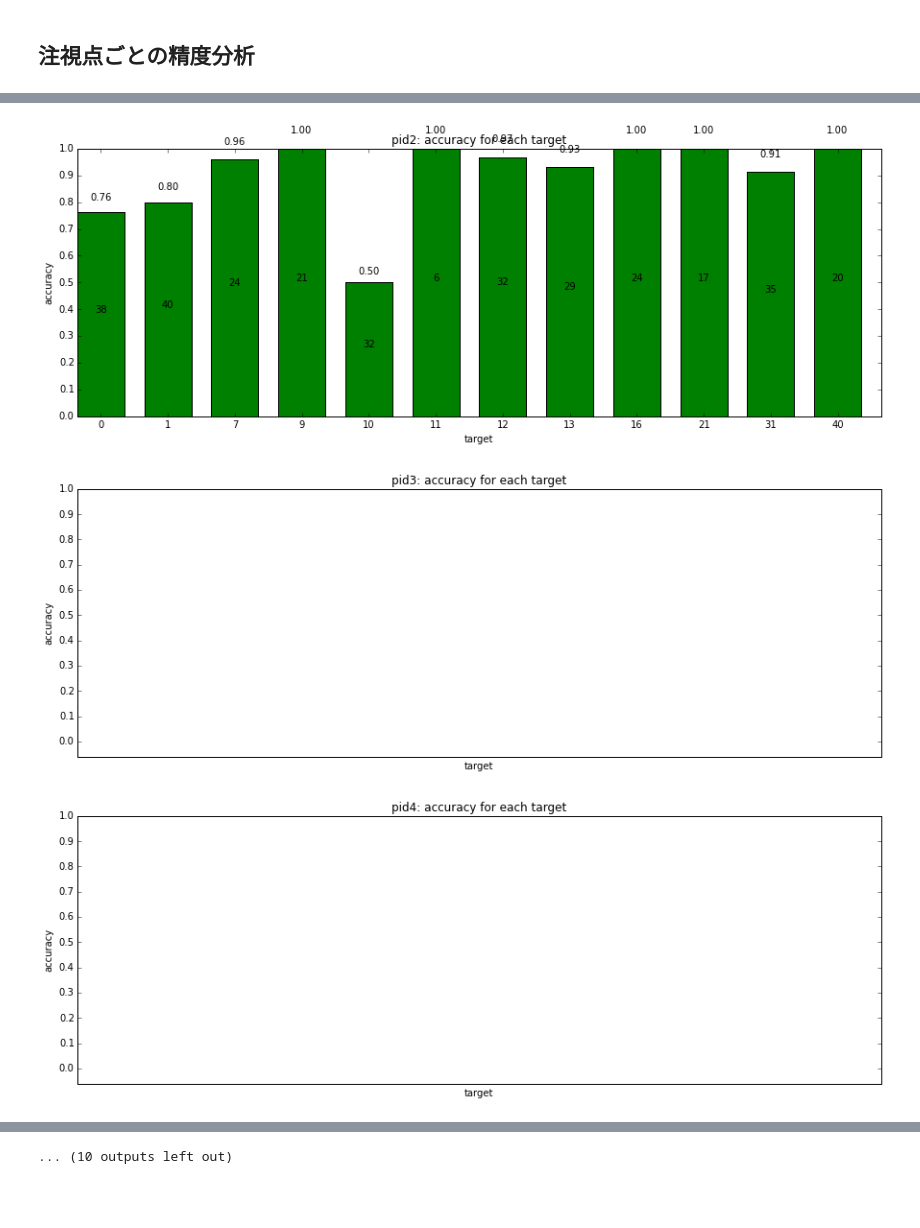
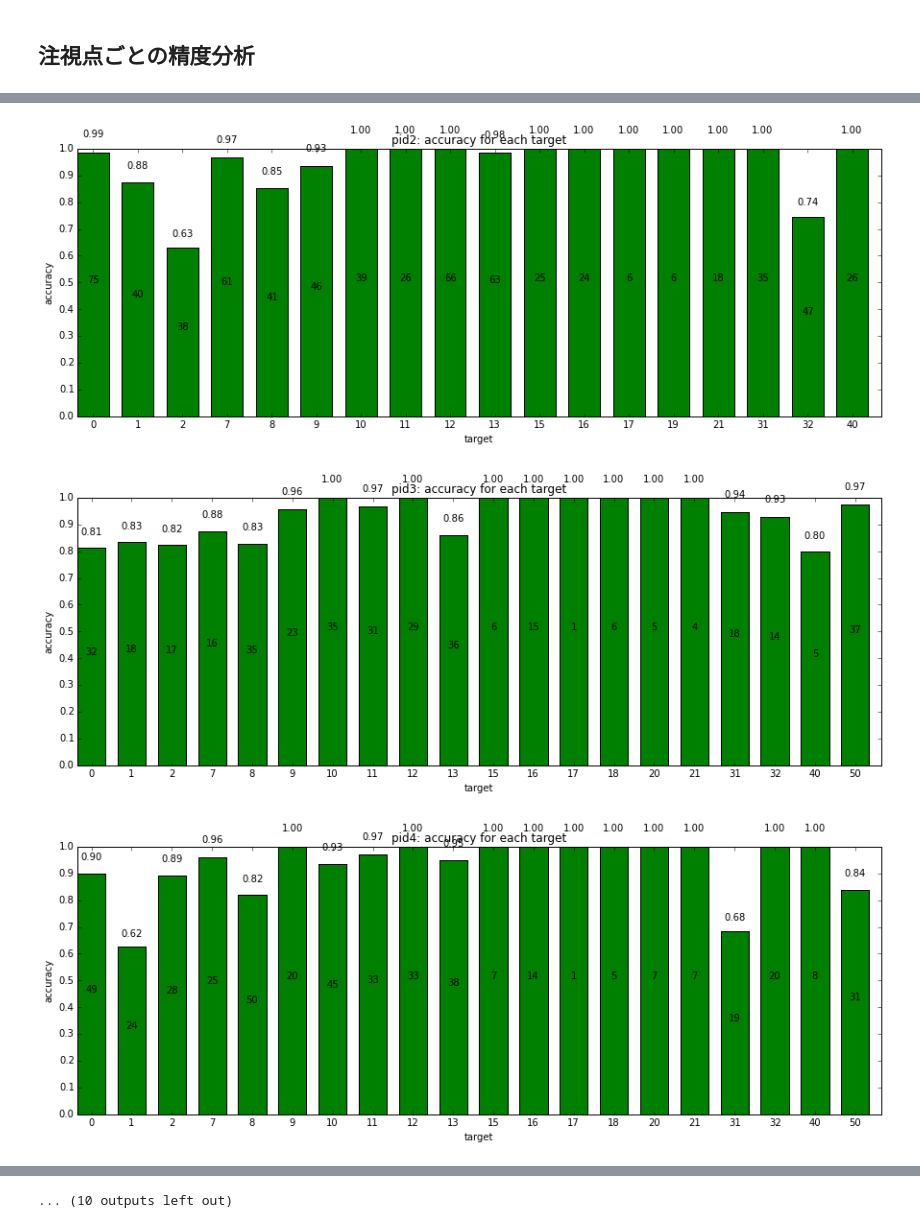
Before and after one commit to kenoga/gaze, a Jupyter notebook: analyze/show_result.ipynb, the cells around one changed output, grey strips where cells are left out. Cells and saved outputs as stored; diff of their text form; code cells hidden in the pictures; blank space fills up the shorter version.

```diff
--- a/analyze/show_result.ipynb
+++ b/analyze/show_result.ipynb
@@ -20,8 +20,3 @@ from dataset_utils.config import DS_ROOT
 print(matplotlib.__version__)
 # %% [output]
 1.4.3
-# %%
-result_dir = "../train/result/"
-target = "with_face_dir_feature/all.json"
-with open(os.path.join(result_dir, target), "r") as fr:
-    result_all = json.load(fr)
@@ -28,4 +25,7 @@ with open(os.path.join(result_dir, target), "r") as fr:
 # %%
+def fscore(result):
+     return f1_score(result['t'], result['y'])
+
 def calculate_total_score(path):
     with open(path, "r") as fr:
         result_all = json.load(fr)
@@ -44,7 +44,7 @@ def extract_pids_and_scores(path):
     with open(path, "r") as fr:
         result = json.load(fr)
     pids = sorted(result.keys(), key=lambda s: int(s))
-    scores = [result[pid]['test']['fscore'] for pid in sorted(result.keys(), key=lambda s: int(s))]
+    scores = [fscore(result[pid]['test']) for pid in sorted(result.keys(), key=lambda s: int(s))]
     return pids, scores
 
 def extract_pids_and_recall_precision(path):
@@ -138,5 +138,16 @@ def display_score_with_size(pids, scores, sizes, title=None, xlabel="person id",
     attach_scores(rects)
     attach_sizes(rects, sizes)
     plt.show()
+
+
+def analyze(conf_name):
+    result_path = os.path.join(result_dir, conf_name, "all.json")
+    pids, scores = extract_pids_and_scores(result_path)
+    pids, recalls, precisions = extract_pids_and_recall_precision(result_path)
+    fscores, recall, precision = calculate_total_score(result_path)
+    print("total recall: %s" % recall)
+    print("total precision: %s" % precision)
+    print("total fscore: %s" % fscores[1])
+    display_score(pids, scores, title="fscore for each person")
 # %% [markdown]
 ## 人ごとの精度
@@ -375,8 +493,7 @@ total fscore: 0.6255735088769201
 # %%
 def analyze_score_for_each_target(path, pids={}, places={}, title=""):
     target2result = {}
-    result_path = os.path.join(result_dir, "summer1", "all.json")
-    with open(result_path, "r") as fr:
+    with open(path, "r") as fr:
         result = json.load(fr)
 
     for pid in result.keys():
@@ -404,12 +521,13 @@ def analyze_score_for_each_target(path, pids={}, places={}, title=""):
         sizes.append(len(r["t"]))
     display_score_with_size(targets, scores, sizes, xlabel="target", ylabel="accuracy", title=title)
 # %%
-analyze_score_for_each_target(os.path.join(result_dir, "summer1", "all.json"), title="all people: accuracy for each target")
-analyze_score_for_each_target(os.path.join(result_dir, "summer1", "all.json"), places={"A"}, title="all people.A: accuracy for each target")
-analyze_score_for_each_target(os.path.join(result_dir, "summer1", "all.json"), places={"B"}, title="all people.B: accuracy for each target")
-analyze_score_for_each_target(os.path.join(result_dir, "summer1", "all.json"), places={"C"}, title="all people.C: accuracy for each target")
-analyze_score_for_each_target(os.path.join(result_dir, "summer1", "all.json"), places={"D"}, title="all people.D: accuracy for each target")
+setting = "with_face_feature_v1_00"
+analyze_score_for_each_target(os.path.join(result_dir, setting, "all.json"), title="all people: accuracy for each target")
+analyze_score_for_each_target(os.path.join(result_dir, setting, "all.json"), places={"A"}, title="all people.A: accuracy for each target")
+analyze_score_for_each_target(os.path.join(result_dir, setting, "all.json"), places={"B"}, title="all people.B: accuracy for each target")
+analyze_score_for_each_target(os.path.join(result_dir, setting, "all.json"), places={"C"}, title="all people.C: accuracy for each target")
+analyze_score_for_each_target(os.path.join(result_dir, setting, "all.json"), places={"D"}, title="all people.D: accuracy for each target")
 
 for i in range(1, 18):
-    analyze_score_for_each_target(os.path.join(result_dir, "summer1", "all.json"), pids={"%d" % i}, places={"A"}, title="pid%d: accuracy for each target" % i)
+    analyze_score_for_each_target(os.path.join(result_dir, setting, "all.json"), pids={"%d" % i}, places={"A","B", "C", "D"}, title="pid%d: accuracy for each target" % i)
 # %% [output]
@@ -422,3 +540,3 @@ for i in range(1, 18):
-[figure, old version]
+[figure, new version]
-[figure, old version]
+[figure, new version]
-[figure, old version]
+[figure, new version]
```
Also changed, not shown: parts of 34 cells of this notebook, 2 other files.
